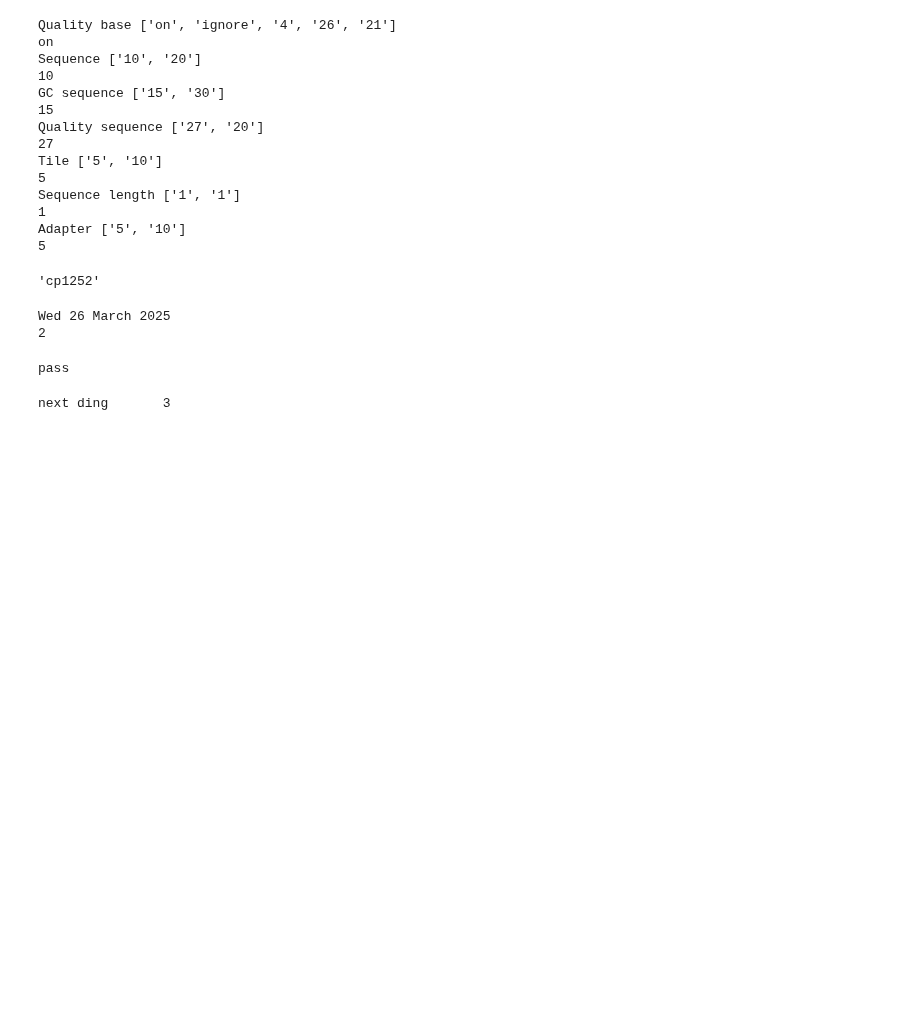
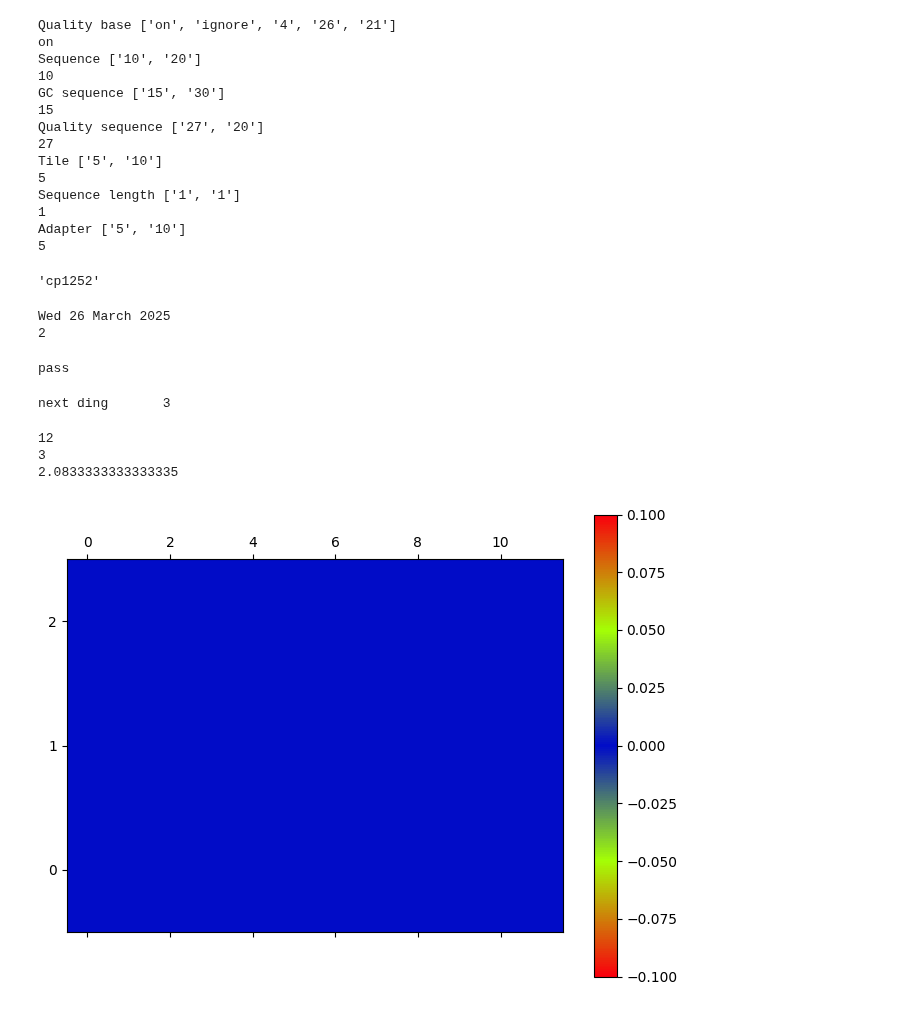
Before and after one commit to maartjevdhulst/p3-fastqc, a Jupyter notebook: website/scrips/test.ipynb, the cells around one changed output. Saved outputs shown, nothing was run; the diff lists cells and outputs as text; code cells hidden in the pictures; blank space fills up the shorter version.

Commit message:
heatmap, 1e lineplot

```diff
--- a/website/scrips/test.ipynb
+++ b/website/scrips/test.ipynb
@@ -85,3 +85,38 @@ for line in module:
         print(line)
 # %% [output]
 next ding       3
+# %%
+import matplotlib.pyplot as plt
+import matplotlib as mpl
+import pandas as pd
+import numpy as np
+import matplotlib.colors as colors
+data = {
+'a': [1,2,3,4,5,6,7,8,9,10,11,12,1,2,3,4,5,6,7,8,9,10,11,12,1,2,3,4,5,6,7,8,9,10,11,12],
+'b': [2,2,2,2,2,2,2,2,2,2,2,2,10,10,10,10,10,10,10,10,10,10,10,10,5,5,5,5,5,5,5,5,5,5,5,5],
+'c': [0,0,0,0,0,0,0,0,0,0,0,0,0,0,0,0,0,0,0,0,0,0,0,0,0,0,0,0,0,0,0,0,0,0,0,0]
+}
+# ma = np.meshgrid(a,b)
+z = pd.DataFrame(data)
+z = z.pivot(index='b', columns='a', values='c')
+print(z.columns.size)
+print(z.index.size)
+if z.index.size < 1/2 * z.columns.size:
+    ratio = (25/(5+1)) /2
+
+    # ratio = (z.columns.size/z.index.size)  - 1
+    print(ratio)
+fig, ax = plt.subplots(figsize=(8,6))
+# fig.set_size_inches(8, 6, forward=True)
+# ax.set_aspect(1)
+cmap = colors.LinearSegmentedColormap.from_list('custom blue', ['#F9000D', '#A4FF05', '#000BC9', '#A4FF05', '#F9000D'], N=256)
+heatmap = ax.matshow(z, cmap=cmap, origin='lower', norm=colors.CenteredNorm(), aspect=3)
+plt.colorbar(heatmap, ax=ax)
+
+
+plt.show()
+# %% [output]
+12
+3
+2.0833333333333335
+[figure, added]
```
Also changed, not shown: parts of 1 cell of this notebook, 8 other files.
